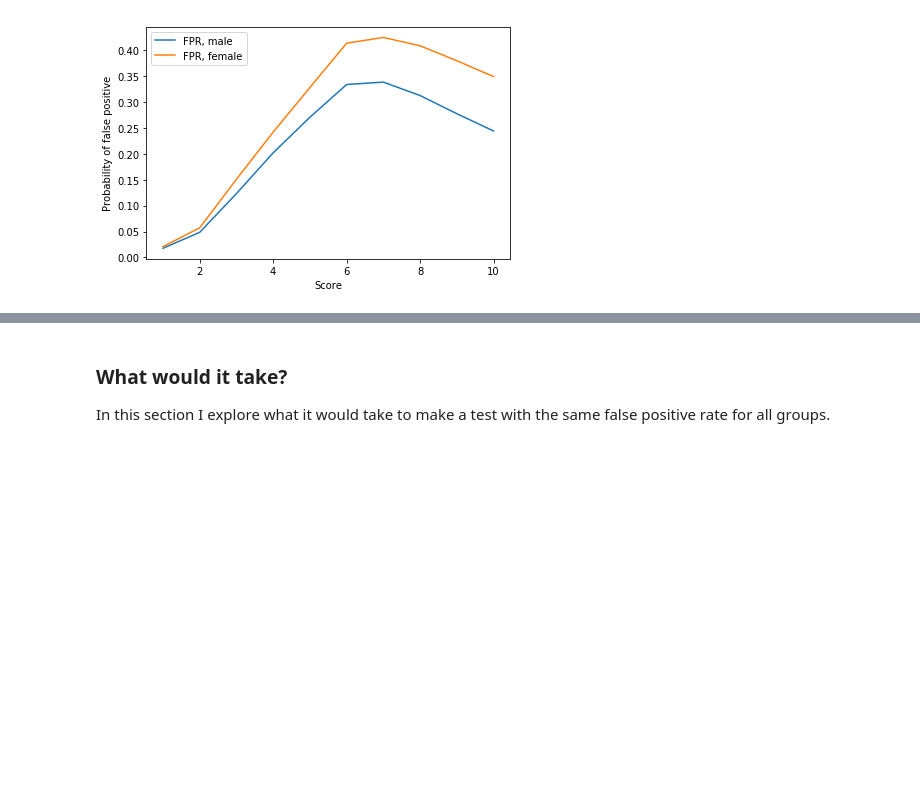
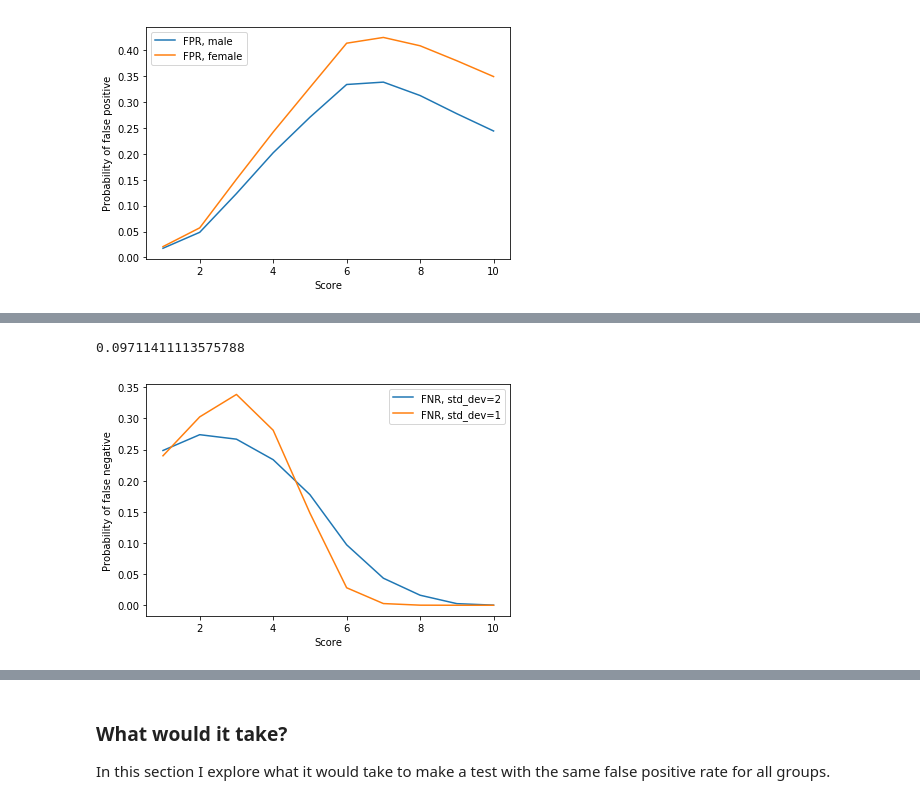
Before and after one commit to AllenDowney/ProbablyOverthinkingIt2, a Jupyter notebook: fair_test.ipynb, the cells around one changed output, grey strips where cells are left out. Cells and saved outputs as stored; diff of their text form; code cells hidden in the pictures; blank space fills up the shorter version.

```diff
--- a/fair_test.ipynb
+++ b/fair_test.ipynb
@@ -1399,0 +1579,26 @@ cp.ifpr.mean(), black.ifpr.mean(), white.ifpr.mean()
+# %%
+individual_fnr_given_score(6, cal_all, thresh=4.5, std_dev=2)
+# %% [output]
+0.09711411113575788
+# %%
+def make_ifnr_series(cal, thresh, std_dev):
+
+    scores = np.arange(1, 11)
+    t = [individual_fnr_given_score(score, cal, thresh, std_dev)
+         for score in scores]
+
+    ifnr_series = pd.Series(t, scores)
+    return ifnr_series
+# %%
+thresh = 4.5
+
+s = make_ifnr_series(cal_all, thresh, std_dev=2)
+s.plot(label='FNR, std_dev=2')
+
+s = make_ifnr_series(cal_all, thresh, std_dev=1)
+s.plot(label='FNR, std_dev=1')
+
+decorate(xlabel='Score',
+         ylabel='Probability of false negative')
+# %% [output]
+[figure, added]
```
Also changed, not shown: parts of 48 cells of this notebook.
